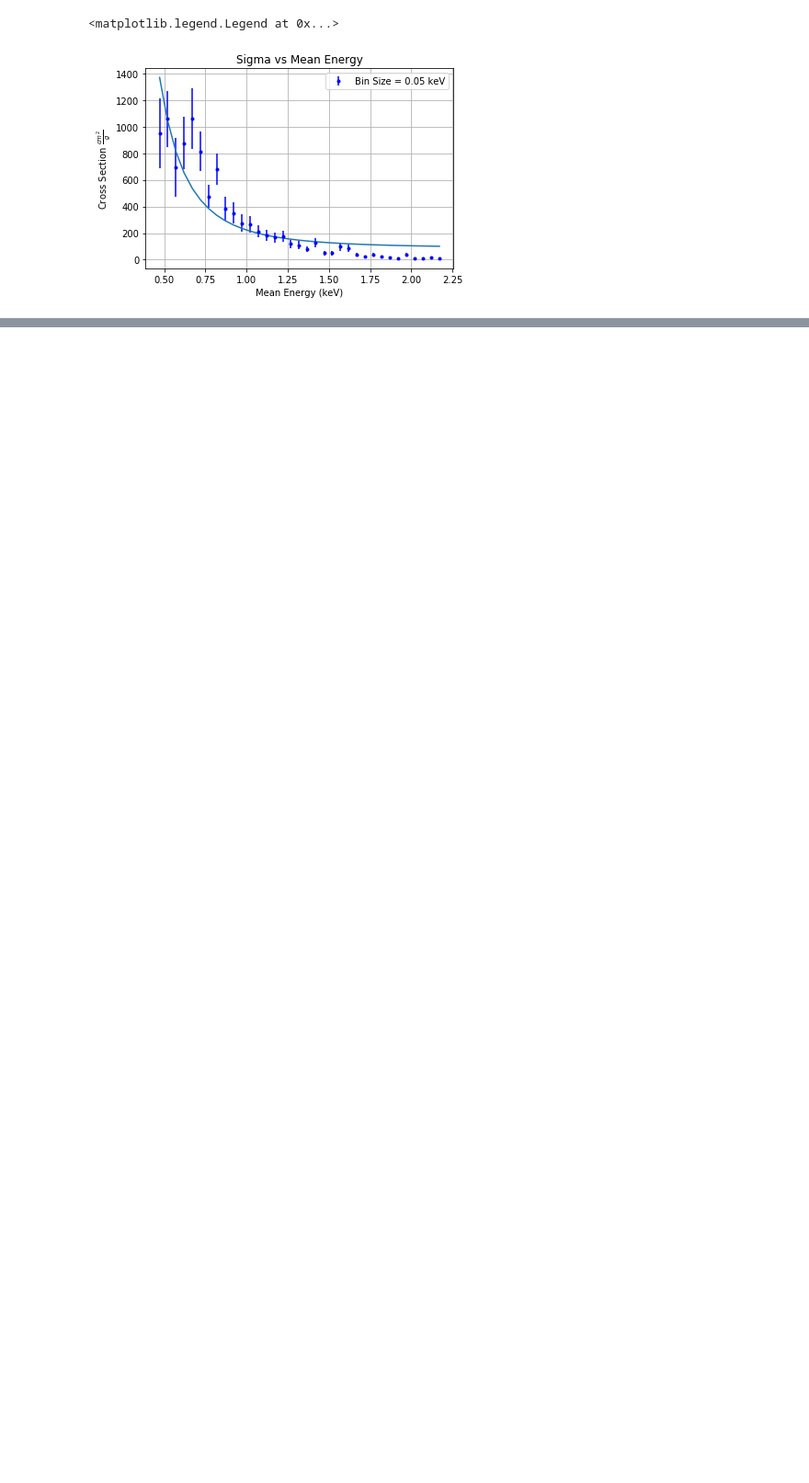
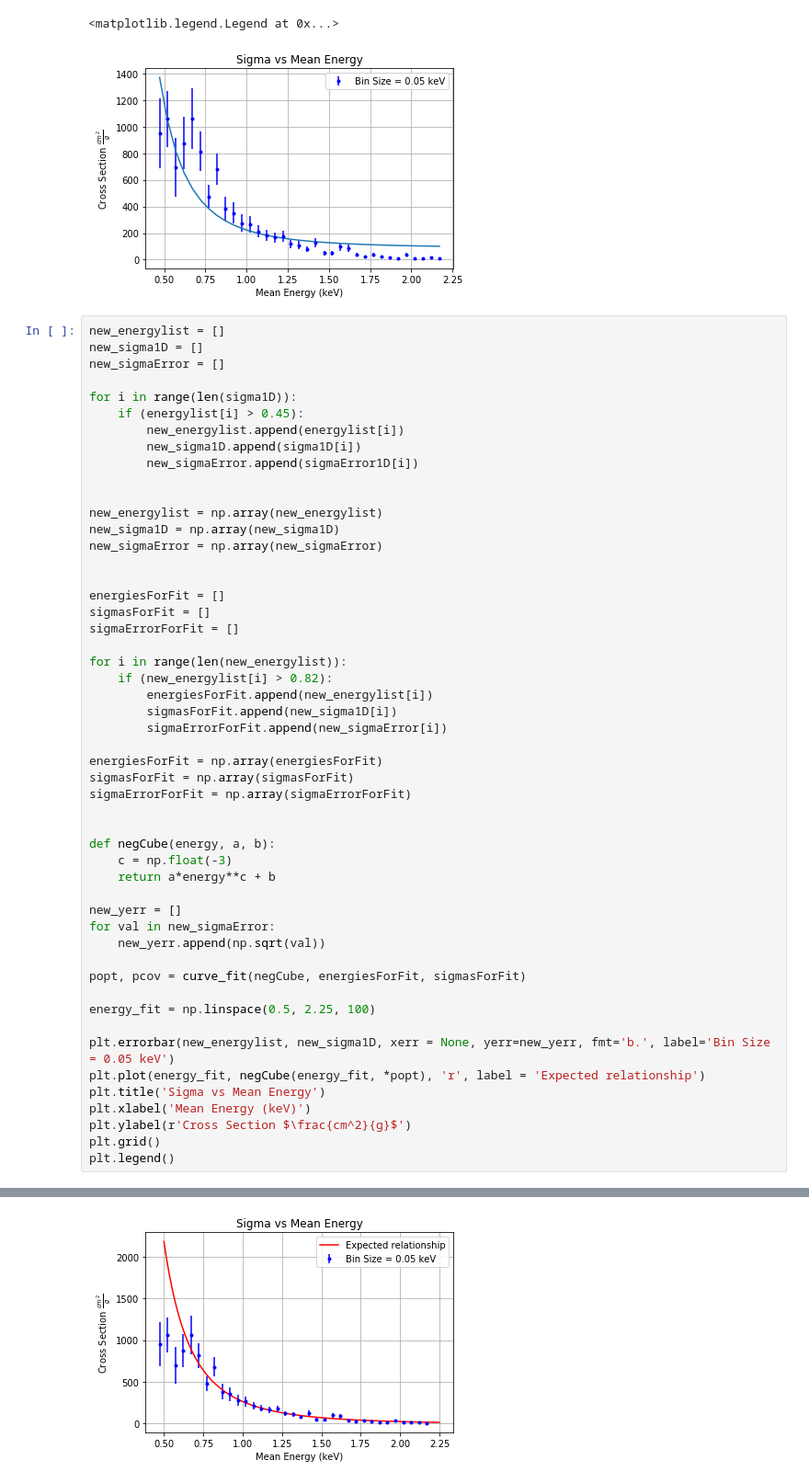
Before and after one commit to dmrowan/LommenResearchGroup, a Jupyter notebook: HorizonCrossing/msis_edge.ipynb, the cells around one changed output, grey strips where cells are left out. Shown at 92% size. Saved outputs shown, nothing was run; the diff lists cells and outputs as text; blank space fills up the shorter version.

```diff
--- a/HorizonCrossing/msis_edge.ipynb
+++ b/HorizonCrossing/msis_edge.ipynb
@@ -571,3 +543,55 @@ plt.legend()
 # %% [output]
 <matplotlib.legend.Legend at 0x...>
 [figure]
+# %%
+new_energylist = []
+new_sigma1D = []
+new_sigmaError = []
+
+for i in range(len(sigma1D)):
+    if (energylist[i] > 0.45):
+        new_energylist.append(energylist[i])
+        new_sigma1D.append(sigma1D[i])
+        new_sigmaError.append(sigmaError1D[i])
+
+
+new_energylist = np.array(new_energylist)
+new_sigma1D = np.array(new_sigma1D)
+new_sigmaError = np.array(new_sigmaError)
+
+
+energiesForFit = []
+sigmasForFit = []
+sigmaErrorForFit = []
+
+for i in range(len(new_energylist)):
+    if (new_energylist[i] > 0.82):
+        energiesForFit.append(new_energylist[i])
+        sigmasForFit.append(new_sigma1D[i])
+        sigmaErrorForFit.append(new_sigmaError[i])
+
+energiesForFit = np.array(energiesForFit)
+sigmasForFit = np.array(sigmasForFit)
+sigmaErrorForFit = np.array(sigmaErrorForFit)
+
+
+def negCube(energy, a, b):
+    c = np.float(-3)
+    return a*energy**c + b
+
+new_yerr = []
+for val in new_sigmaError:
+    new_yerr.append(np.sqrt(val))
+
+popt, pcov = curve_fit(negCube, energiesForFit, sigmasForFit)
+
+energy_fit = np.linspace(0.5, 2.25, 100)
+
+plt.errorbar(new_energylist, new_sigma1D, xerr = None, yerr=new_yerr, fmt='b.', label='Bin Size = 0.05 keV')
+plt.plot(energy_fit, negCube(energy_fit, *popt), 'r', label = 'Expected relationship')
+plt.title('Sigma vs Mean Energy')
+plt.xlabel('Mean Energy (keV)')
+plt.ylabel(r'Cross Section $\frac{cm^2}{g}$')
+plt.grid()
+plt.legend()
+# %% [output]
@@ -573,0 +599 @@ plt.legend()
+[figure, added]
```
Also changed, not shown: parts of 10 cells of this notebook, 1 other file.
